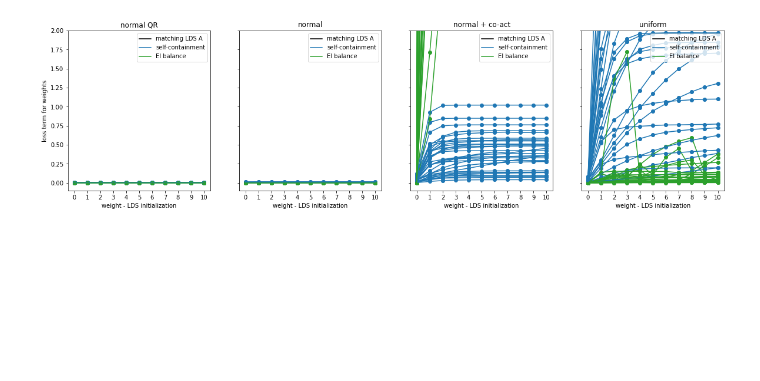
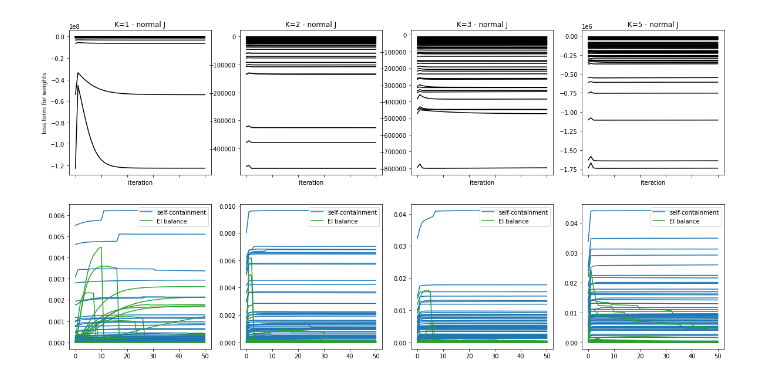
Before and after one commit to lenca56/EI-subspace-RNN, a Jupyter notebook: Analysis_Cluster_fixed_N.ipynb, the cells around one changed output. Drawn from its saved outputs; the diff is of its cells as text; code cells hidden in the pictures; blank space fills up the shorter version.

```diff
--- a/Analysis_Cluster_fixed_N.ipynb
+++ b/Analysis_Cluster_fixed_N.ipynb
@@ -89,7 +74,6 @@ def plot_true_A_norm_eig(axes, num_simulations, K_vals=[1]):
         axes[0].set_xlabel('simulations (ordered by y axis)')
     axes[0].legend(loc='upper left')
 
-K_vals = K_values.copy()
 plot_true_A_norm_eig(axes, num_simulations, K_vals=K_vals)
 # plt.savefig(f'figures/N={N}_K_values={K_vals}_figure=0_plot_true_A_norm_eig', bbox_inches='tight', dpi=300)
 # %% [output]
@@ -115,7 +99,6 @@ def plot_true_A_non_normality(axes, num_simulations, K_vals=[1]):
         axes[0].legend(loc='upper left')
         axes[1].legend(loc='upper left')
 
-K_vals = K_values.copy()
 plot_true_A_non_normality(axes, num_simulations, K_vals=K_vals)
 # plt.savefig(f'figures/N={N}_K_values={K_vals}_figure=0_plot_true_A_non_normality', bbox_inches='tight', dpi=300)
 # %% [output]
@@ -246,8 +263,6 @@ def plot_unstable_initializations(axes, num_simulations, K_vals, j_values=[0,1])
         axes[0].legend(loc='upper left')
 
 fig, axes = plt.subplots(1,2, figsize=(12, 5))
-K_vals = [1,2,3,5]
-j_vals = [0,1,2]
 plot_unstable_initializations(axes, num_simulations, K_vals=K_vals, j_values=j_vals)
 # plt.savefig(f'figures/N={N}_K={K}_figure=3_plot_unstable_initializations', bbox_inches='tight', dpi=300)
 # %% [output]
@@ -256,20 +271,17 @@ plot_unstable_initializations(axes, num_simulations, K_vals=K_vals, j_values=j_v
 # # whether instability in fitting is solely caused by instability in initialization
 # %%
 def plot_unstable_fitting(axes, num_simulations, K_vals, j_values=[0,1]):
-    w = load_data(N, K_values=K_vals, j_values=j_values, num_simulations=num_simulations, parameter='w')
-    J = load_data(N, K_values=K_vals, j_values=j_values, num_simulations=num_simulations, parameter='J')
+    fitW = load_data(N, K_values=K_vals, j_values=j_values, num_simulations=num_simulations, parameter='fitW')
 
     for k in range(len(K_vals)):
-        print(k)
         binary_unstable_init = np.zeros((len(j_values), num_simulations))
         count_unstable_init = np.zeros((len(j_values), num_simulations))
 
         for simulation in range(num_simulations):
             for j in range(len(j_values)):
-                RNN = EI_subspace_RNN.EI_subspace_RNN(N_e, N_i, sparsity, J[k,j, simulation], seed=1)
-                fitW = RNN.build_full_weight_matrix(w[k,j,simulation])
-                binary_unstable_init[j, simulation], count_unstable_init[j, simulation] = check_unstable(fitW)
-                axes[1].scatter(j, count_unstable_init[j, simulation], color=color_dict.get(K_vals[k]))
+
+                binary_unstable_init[j, simulation], count_unstable_init[j, simulation] = check_unstable(fitW[k,j,simulation])
+                axes[1].scatter(j_values[j], count_unstable_init[j, simulation], color=color_dict.get(K_vals[k]))
 
         axes[0].scatter(j_values, binary_unstable_init.sum(axis=1), color=color_dict.get(K_vals[k]), label=f'K={K_vals[k]}')
         axes[0].set_xticks(j_values, J_possibility_title[j_values])
@@ -279,8 +291,6 @@ def plot_unstable_fitting(axes, num_simulations, K_vals, j_values=[0,1]):
         axes[0].legend(loc='upper left')
 
 fig, axes = plt.subplots(1,2, figsize=(12, 5))
-K_vals = [1,2,3,5]
-j_vals = [0,1,2]
 plot_unstable_fitting(axes, num_simulations, K_vals=K_vals, j_values=j_vals)
 # plt.savefig(f'figures/N={N}_K={K}_figure=3_plot_unstable_initializations', bbox_inches='tight', dpi=300)
 
@@ -317,37 +337,42 @@ ValueError: operands could not be broadcast together with shapes (2,2) (4,30)
 # %%
-fig, axes = plt.subplots(1, len(j_values), figsize=(5 * len(j_values),5), sharey=True)
-lossW = load_data(N, K, j_values=j_values, num_simulations=num_simulations, parameter='lossW')
+def plot_fitting_loss(axes, max_iter, num_simulations, K_vals, j_values):
+    lossW = load_data(N, K_vals, j_values=j_values, num_simulations=num_simulations, parameter='lossW')
 
-def plot_fitting_loss(axes, lossW, j_values, zeta_alpha_beta_gamma_list):
-    j_count = 0
-    for j in j_values:
-        for simulation in range(loss_W.shape[1]):
-            if simulation == 0:
-                axes[j_count].plot(range(max_iter+1), lossW[j,simulation][:,0], color='black', label='matching LDS A')
-                axes[j_count].scatter(range(max_iter+1), lossW[j,simulation][:,0], color='black')
-                axes[j_count].plot(range(max_iter+1), lossW[j,simulation][:,1], color='tab:blue', label='self-containment')
-                axes[j_count].scatter(range(max_iter+1), lossW[j,simulation][:,1], color='tab:blue')
-                axes[j_count].plot(range(max_iter+1), lossW[j,simulation][:,2], color='tab:green', label='EI balance')
-                axes[j_count].scatter(range(max_iter+1), lossW[j,simulation][:,2], color='tab:green')
-            else:
-                axes[j_count].plot(range(max_iter+1), lossW[j,simulation][:,0], color='black')
-                axes[j_count].scatter(range(max_iter+1), lossW[j,simulation][:,0], color='black')
-                axes[j_count].plot(range(max_iter+1), lossW[j,simulation][:,1], color='tab:blue')
-                axes[j_count].scatter(range(max_iter+1), lossW[j,simulation][:,1], color='tab:blue')
-                axes[j_count].plot(range(max_iter+1), lossW[j,simulation][:,2], color='tab:green')
-                axes[j_count].scatter(range(max_iter+1), lossW[j,simulation][:,2], color='tab:green')
+    # Ensure axes is a 2D array for consistent indexing
+    if len(K_vals) == 1 and len(j_values) == 1:
+        axes = np.array([[axes]])  # Single subplot
+    elif len(K_vals) == 1 or len(j_values) == 1:
+        axes = axes.reshape((2 * len(j_values), len(K_vals)))
 
-            axes[j_count].set_xlabel('weight - LDS initialization')
-            axes[j_count].set_xticks(range(lossW[j,simulation][:,0].shape[0]),range(lossW[j,simulation][:,0].shape[0]))
-            axes[j_count].legend(loc='upper right')
-            axes[j_count].set_title(f'J variation {j}')
-            axes[j_count].set_title(J_possibility_title[j])
+    for k in range(len(K_vals)):
+        for j in range(len(j_values)):
+            for simulation in range(num_simulations):
+                if simulation == 0:
+                    axes[2*j,k].plot(range(max_iter+1), lossW[k,j,simulation][:,0], color='black', label='matching LDS A')
+                    # axes[k,2*j].scatter(range(max_iter+1), lossW[k,j,simulation][:,0], color='black')
+                    axes[2*j+1,k].plot(range(max_iter+1), lossW[k,j,simulation][:,1], color='tab:blue', label='self-containment')
+                    # axes[k,2*j+1].scatter(range(max_iter+1), lossW[k,j,simulation][:,1], color='tab:blue')
+                    axes[2*j+1,k].plot(range(max_iter+1), lossW[k,j,simulation][:,2], color='tab:green', label='EI balance')
+                    # axes[k,2*j+1].scatter(range(max_iter+1), lossW[k,j,simulation][:,2], color='tab:green')
+                else:
+                    axes[2*j,k].plot(range(max_iter+1), lossW[k,j,simulation][:,0], color='black')
+                    # axes[k,2*j].scatter(range(max_iter+1), lossW[k,j,simulation][:,0], color='black')
+                    axes[2*j+1,k].plot(range(max_iter+1), lossW[k,j,simulation][:,1], color='tab:blue')
+                    # axes[k,2*j+1].scatter(range(max_iter+1), lossW[k,j,simulation][:,1], color='tab:blue')
+                    axes[2*j+1,k].plot(range(max_iter+1), lossW[k,j,simulation][:,2], color='tab:green')
+                    # axes[k,2*j+1].scatter(range(max_iter+1), lossW[k,j,simulation][:,2], color='tab:green')
 
-        j_count += 1
-        axes[0].set_ylabel('loss term for weights')
-        axes[0].set_ylim(-0.1,2)
+                axes[2*j,k].set_xlabel('iteration')
+                # axes[k,j].set_xticks(range(lossW[k,j,simulation][:,0].shape[0]),range(lossW[k,j,simulation][:,0].shape[0]))
+                axes[2*j+1,k].legend(loc='upper right')
+                axes[2*j,k].set_title(f'J variation {j}')
+                axes[2*j,k].set_title(f'K={K_vals[k]} - ' + J_possibility_title[j_values[j]])
 
-plot_fitting_loss(axes, lossW, j_values=j_values, zeta_alpha_beta_gamma_list = zeta_alpha_beta_gamma_list)
-plt.savefig(f'figures/N={N}_K={K}_figure=6_plot_fitting_loss', bbox_inches='tight', dpi=300)
+
+            axes[0,0].set_ylabel('loss term for weights')
+            # axes[0,0].set_ylim(-0.1,2)
+fig, axes = plt.subplots( 2 * len(j_vals), len(K_vals), figsize=(5 * len(K_vals), 10 * len(j_vals)), sharex= True)
+plot_fitting_loss(axes, max_iter, num_simulations, K_vals=K_vals, j_values=j_vals)
+# plt.savefig(f'figures/N={N}_K={K}_figure=6_plot_fitting_loss', bbox_inches='tight', dpi=300)
 # %% [output]
-[figure, old version]
+[figure, new version]
```
Also changed, not shown: parts of 20 cells of this notebook, 8 other files.
